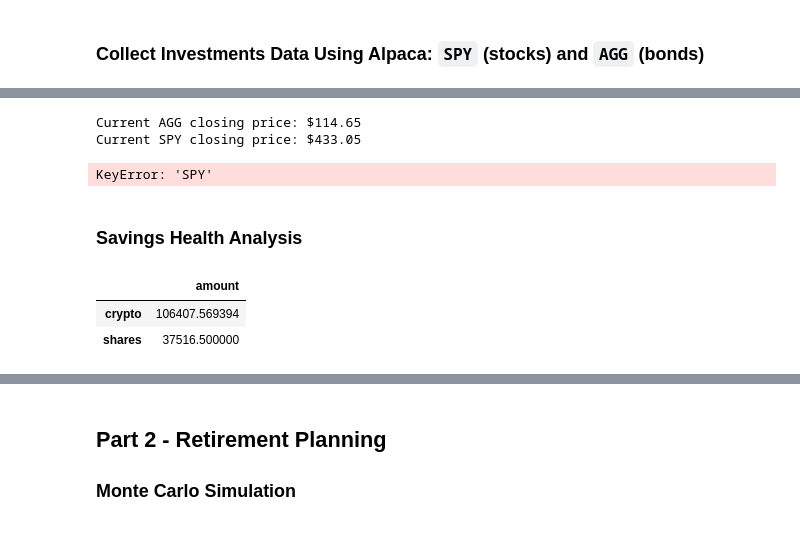
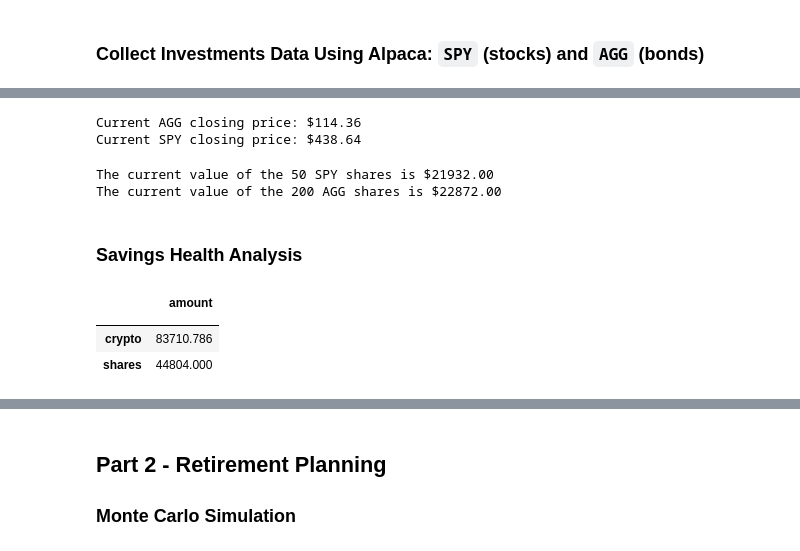
Before and after one commit to kkandial/MiamiHW, a Jupyter notebook: Homework5/financial-planner.ipynb, the cells around one changed output, grey strips where cells are left out. Drawn from its saved outputs; the diff is of its cells as text; code cells hidden in the pictures.

```diff
--- a/Homework5/financial-planner.ipynb
+++ b/Homework5/financial-planner.ipynb
@@ -21,9 +22,8 @@ True
 ### Collect Crypto Prices Using the `requests` Library
 # %%
 # Set current amount of crypto assets
-crypto_assets = {
-    "assets" : [1.2, 5.3]
-}
+my_btc = 1.2
+my_eth = 5.3
 # %%
 # Crypto API URLs
 btc_url = "https://api.alternative.me/v2/ticker/Bitcoin/?convert=CAD"
@@ -47,9 +56,8 @@ The current value of your 5.3 ETH is $22171.16
 ### Collect Investments Data Using Alpaca: `SPY` (stocks) and `AGG` (bonds)
 # %%
 # Set current amount of shares
-shares_data = {
-    "shares": [200, 320]
-}
+my_agg = 200
+my_spy = 50
 # %%
 # Set Alpaca API key and secret
 alpaca_api_key = os.getenv("ALPACA_API_KEY")
@@ -62,13 +70,11 @@ alpaca = tradeapi.REST(
     api_version="v2")
 # %%
 # Format current date as ISO format
-today = pd.Timestamp("2021-10-05", tz="America/New_York").isoformat()
+start = pd.Timestamp("2021-10-07", tz="America/New_York").isoformat()
+end = pd.Timestamp("2021-10-07", tz="America/New_York").isoformat()
 
 # Set the tickers
 tickers = ["AGG", "SPY"]
-
-# Create the shares DataFrame
-df_shares = pd.DataFrame(shares_data, index=tickers)
 
 # Set timeframe to '1D' for Alpaca API
 timeframe = "1D"
@@ -77,10 +83,11 @@ timeframe = "1D"
 df_portfolio = alpaca.get_barset(
     tickers,
     timeframe,
-    start = today,
-    end = today
+    start = start,
+    end = end,
+    limit = 1000
 ).df
 
 # Preview DataFrame
-df_portfolio
+df_portfolio.head()
 # %% [output]
@@ -88,5 +98,14 @@ OSError: Could not find a suitable TLS CA certificate bundle, invalid path: C:\U
 # %%
 # Fetch AGG and SPY close prices
+## Create an empty DataFrame for closing prices
+closing_prices = pd.DataFrame()
+
+closing_prices ["AGG"] = df_portfolio["AGG"]["close"]
+closing_prices["SPY"] = df_portfolio["SPY"]["close"]
+
+## Drop the time component of the date and convert "close" prices from string to an integer
+closing_prices.index = closing_prices.index.date
+
 agg_close_price = float(df_portfolio["AGG"]["close"])
 spy_close_price = float(df_portfolio["SPY"]["close"])
 
@@ -94,33 +113,40 @@ spy_close_price = float(df_portfolio["SPY"]["close"])
 print(f"Current AGG closing price: ${agg_close_price}")
 print(f"Current SPY closing price: ${spy_close_price}")
 # %% [output]
-Current AGG closing price: $114.65
-Current SPY closing price: $433.05
+Current AGG closing price: $114.36
+Current SPY closing price: $438.64
 # %%
 # Compute the current value of shares
-my_spy_value = spy_close_price * df_portfolio.loc["SPY"]["close"]
-my_agg_value = agg_close_price * df_portfolio.loc["AGG"]["close"]
+my_spy_value = spy_close_price * my_spy
+my_agg_value = agg_close_price * my_agg
 
 # Print current value of shares
-print(f"The current value of your {my_spy} SPY shares is ${my_spy_value:0.2f}")
-print(f"The current value of your {my_agg} AGG shares is ${my_agg_value:0.2f}")
+print(f"The current value of the {my_spy} SPY shares is ${my_spy_value:0.2f}")
+print(f"The current value of the {my_agg} AGG shares is ${my_agg_value:0.2f}")
 # %% [output]
-KeyError: 'SPY'
+The current value of the 50 SPY shares is $21932.00
+The current value of the 200 AGG shares is $22872.00
 # %% [markdown]
 ### Savings Health Analysis
 # %%
 # Set monthly household income
-# YOUR CODE HERE!
+monthly_income = 12000
 
 # Consolidate financial assets data
-# YOUR CODE HERE!
+crypto = my_btc_value + my_eth_value
+shares = my_spy_value + my_agg_value
+
 
 # Create savings DataFrame
-# YOUR CODE HERE!
+data = {" ": ["crypto", "shares"],
+    "amount": [crypto, shares]
+    }
+df_savings = pd.DataFrame(data).set_index(" ")
 
 # Display savings DataFrame
-display(df_savings)
+df_savings
 # %% [output]
 |  | amount |
-| crypto | 106407.569394 |
-| shares | 37516.500000 |
+|  |  |
+| crypto | 83710.786 |
+| shares | 44804.000 |
```
Also changed, not shown: parts of 19 cells of this notebook.
